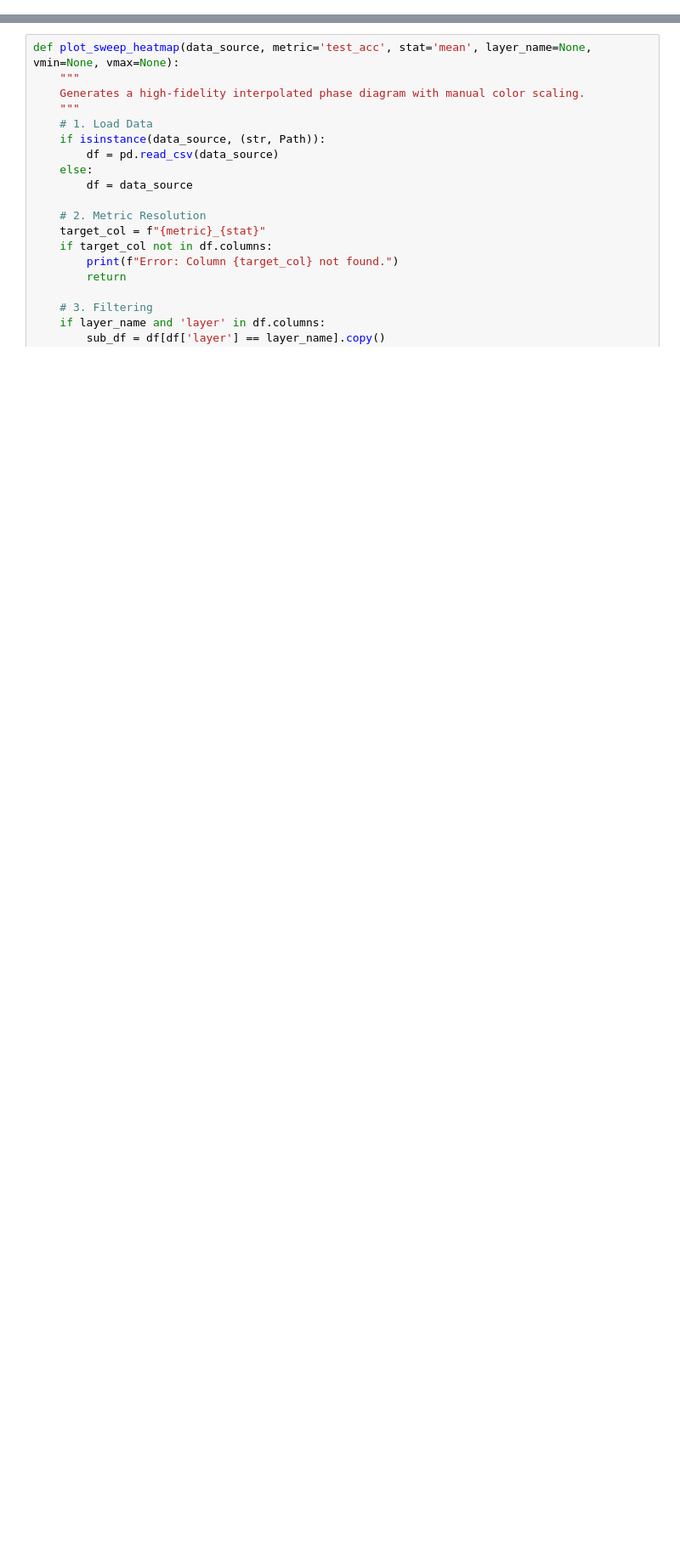
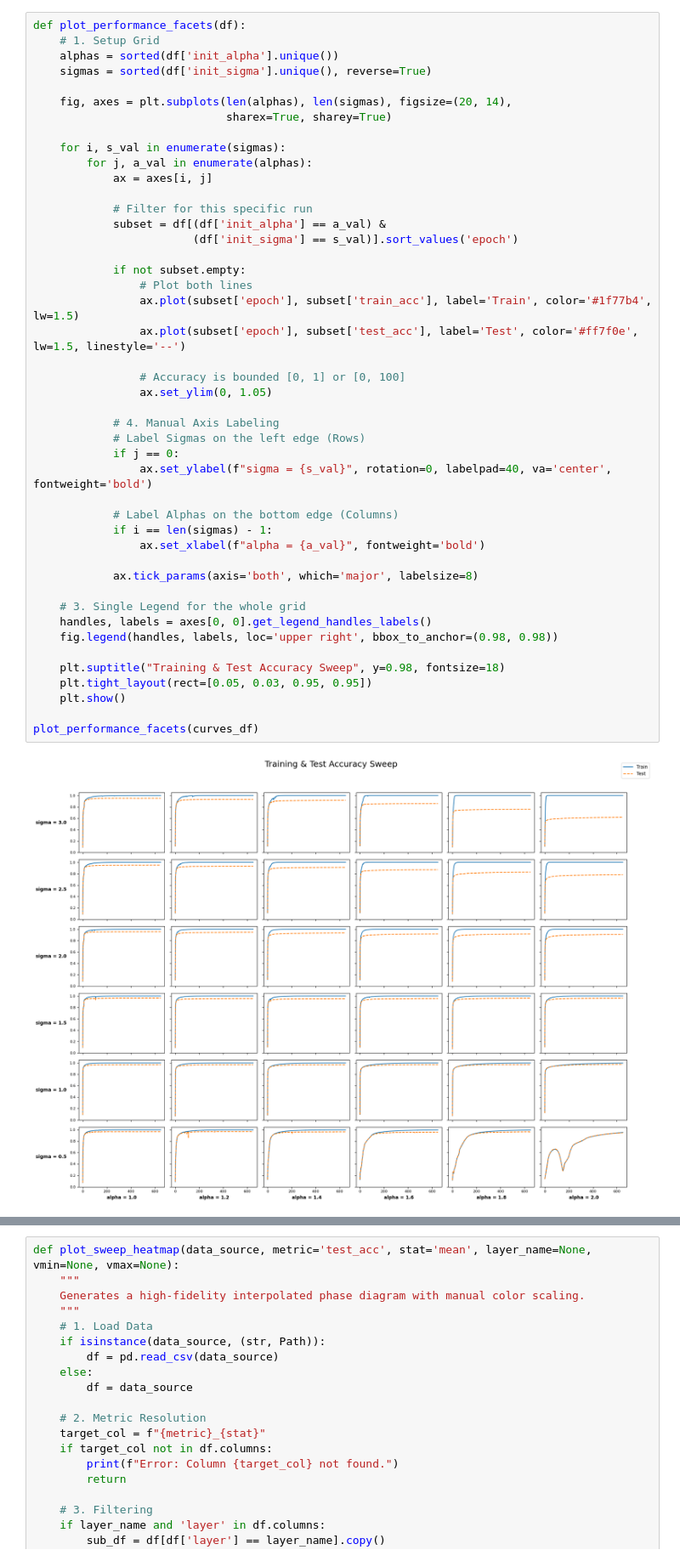
Before and after one commit to YiHaoFromEarth/ht-initialisation-dynamics, a Jupyter notebook: plots.ipynb, the cells around one changed output, grey strips where cells are left out. Shown at 85% size. Saved outputs shown, nothing was run; the diff lists cells and outputs as text; blank space fills up the shorter version.

```diff
--- a/plots.ipynb
+++ b/plots.ipynb
@@ -40,0 +135,47 @@ RUN_PATH = Path("cifar10_rich_learning/alpha_1.2_g_1.0/GeneralMLP_LR0.001_BS32_2
+# %%
+def plot_performance_facets(df):
+    # 1. Setup Grid
+    alphas = sorted(df['init_alpha'].unique())
+    sigmas = sorted(df['init_sigma'].unique(), reverse=True)
+
+    fig, axes = plt.subplots(len(alphas), len(sigmas), figsize=(20, 14),
+                             sharex=True, sharey=True)
+
+    for i, s_val in enumerate(sigmas):
+        for j, a_val in enumerate(alphas):
+            ax = axes[i, j]
+
+            # Filter for this specific run
+            subset = df[(df['init_alpha'] == a_val) &
+                        (df['init_sigma'] == s_val)].sort_values('epoch')
+
+            if not subset.empty:
+                # Plot both lines
+                ax.plot(subset['epoch'], subset['train_acc'], label='Train', color='#1f77b4', lw=1.5)
+                ax.plot(subset['epoch'], subset['test_acc'], label='Test', color='#ff7f0e', lw=1.5, linestyle='--')
+
+                # Accuracy is bounded [0, 1] or [0, 100]
+                ax.set_ylim(0, 1.05)
+
+            # 4. Manual Axis Labeling
+            # Label Sigmas on the left edge (Rows)
+            if j == 0:
+                ax.set_ylabel(f"sigma = {s_val}", rotation=0, labelpad=40, va='center', fontweight='bold')
+
+            # Label Alphas on the bottom edge (Columns)
+            if i == len(sigmas) - 1:
+                ax.set_xlabel(f"alpha = {a_val}", fontweight='bold')
+
+            ax.tick_params(axis='both', which='major', labelsize=8)
+
+    # 3. Single Legend for the whole grid
+    handles, labels = axes[0, 0].get_legend_handles_labels()
+    fig.legend(handles, labels, loc='upper right', bbox_to_anchor=(0.98, 0.98))
+
+    plt.suptitle("Training & Test Accuracy Sweep", y=0.98, fontsize=18)
+    plt.tight_layout(rect=[0.05, 0.03, 0.95, 0.95])
+    plt.show()
+
+plot_performance_facets(curves_df)
+# %% [output]
+[figure, added]
```
Also changed, not shown: parts of 10 cells of this notebook, 10 other files.
